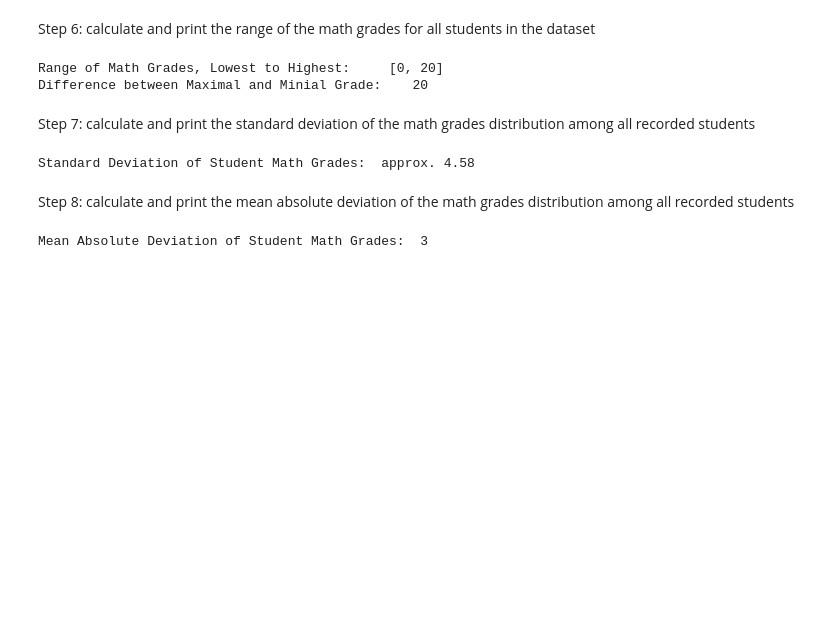
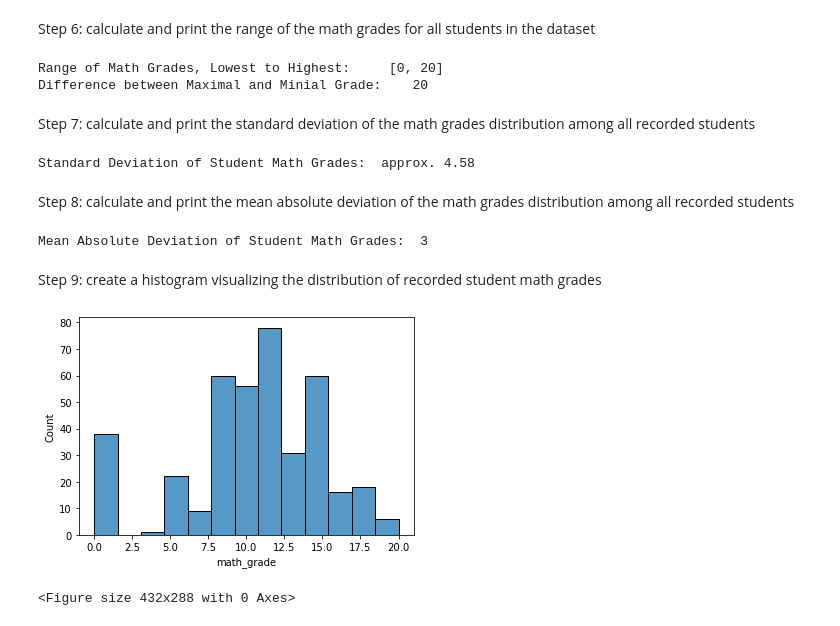
Before and after one commit to roberthallds/PersonalProjects, a Jupyter notebook: Data Analysis/EDA on Student Records/project.ipynb, the cells around one changed output. Saved outputs shown, nothing was run; the diff lists cells and outputs as text; code cells hidden in the pictures; blank space fills up the shorter version.

```diff
--- a/Data Analysis/EDA on Student Records/project.ipynb
+++ b/Data Analysis/EDA on Student Records/project.ipynb
@@ -109,3 +109,12 @@ mad_math_grades = round(students.math_grade.mad())
 print(f"Mean Absolute Deviation of Student Math Grades:  {mad_math_grades}")
 # %% [output]
 Mean Absolute Deviation of Student Math Grades:  3
+# %% [markdown]
+Step 9: create a histogram visualizing the distribution of recorded student math grades
+# %%
+sns.histplot(x='math_grade', data=students)
+plt.show()
+plt.clf()
+# %% [output]
+[figure, added]
+<Figure size 432x288 with 0 Axes>
```
Also changed, not shown: parts of 10 cells of this notebook.
